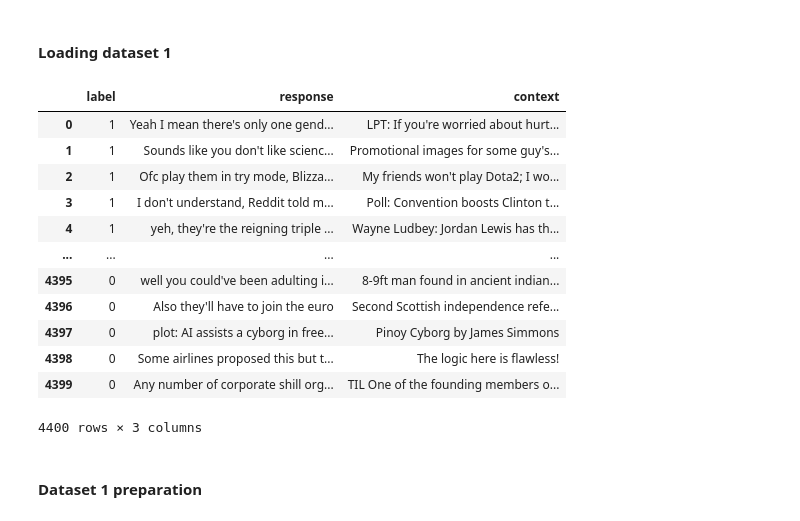
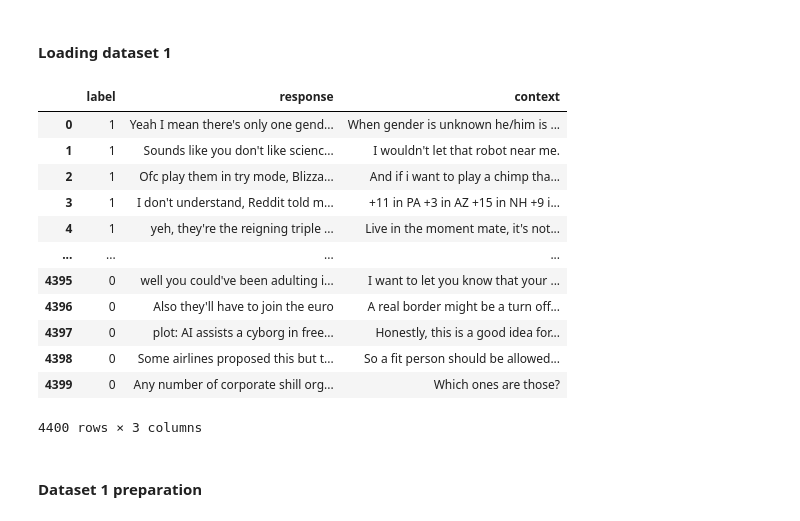
Before and after one commit to minhtripham9/sarcasm-detection, a Jupyter notebook: Code/BERT-DS1.ipynb, the cells around one changed output. Cells and saved outputs as stored; diff of their text form; code cells hidden in the pictures.

Commit message:
updated last context dataset 1

```diff
--- a/Code/BERT-DS1.ipynb
+++ b/Code/BERT-DS1.ipynb
@@ -30,30 +30,30 @@ from tqdm import tqdm
 # %%
 # Load the JSONL file (lines=True is key!)
 df1 = pd.read_json('sarcasm_detection_shared_task_reddit_training.jsonl', lines=True)
 
 # Map label: SARCASM -> 1, NOT_SARCASM -> 0
 df1['label'] = df1['label'].replace({'SARCASM': 1, 'NOT_SARCASM': 0}).astype(int)
 
-def get_first_context(context):
+def get_last_context(context):
     if isinstance(context, list) and context:
-        return context[0]
+        return context[-1]
     return context  # in case it's empty or not a list
 
-df1['context'] = df1['context'].apply(get_first_context)
+df1['context'] = df1['context'].apply(get_last_context)
 df1
 # %% [output]
 |  | label | response | context |
-| 0 | 1 | Yeah I mean there's only one gend... | LPT: If you're worried about hurt... |
-| 1 | 1 | Sounds like you don't like scienc... | Promotional images for some guy's... |
-| 2 | 1 | Ofc play them in try mode, Blizza... | My friends won't play Dota2; I wo... |
-| 3 | 1 | I don't understand, Reddit told m... | Poll: Convention boosts Clinton t... |
-| 4 | 1 | yeh, they're the reigning triple ... | Wayne Ludbey: Jordan Lewis has th... |
+| 0 | 1 | Yeah I mean there's only one gend... | When gender is unknown he/him is ... |
+| 1 | 1 | Sounds like you don't like scienc... | I wouldn't let that robot near me. |
+| 2 | 1 | Ofc play them in try mode, Blizza... | And if i want to play a chimp tha... |
+| 3 | 1 | I don't understand, Reddit told m... | +11 in PA +3 in AZ +15 in NH +9 i... |
+| 4 | 1 | yeh, they're the reigning triple ... | Live in the moment mate, it's not... |
 | ... | ... | ... | ... |
-| 4395 | 0 | well you could've been adulting i... | 8-9ft man found in ancient indian... |
-| 4396 | 0 | Also they'll have to join the euro | Second Scottish independence refe... |
-| 4397 | 0 | plot: AI assists a cyborg in free... | Pinoy Cyborg by James Simmons |
-| 4398 | 0 | Some airlines proposed this but t... | The logic here is flawless! |
-| 4399 | 0 | Any number of corporate shill org... | TIL One of the founding members o... |
+| 4395 | 0 | well you could've been adulting i... | I want to let you know that your ... |
+| 4396 | 0 | Also they'll have to join the euro | A real border might be a turn off... |
+| 4397 | 0 | plot: AI assists a cyborg in free... | Honestly, this is a good idea for... |
+| 4398 | 0 | Some airlines proposed this but t... | So a fit person should be allowed... |
+| 4399 | 0 | Any number of corporate shill org... | Which ones are those? |
 4400 rows × 3 columns
 # %% [markdown]
 #### Dataset 1 preparation
```
Also changed, not shown: parts of 7 cells of this notebook.
